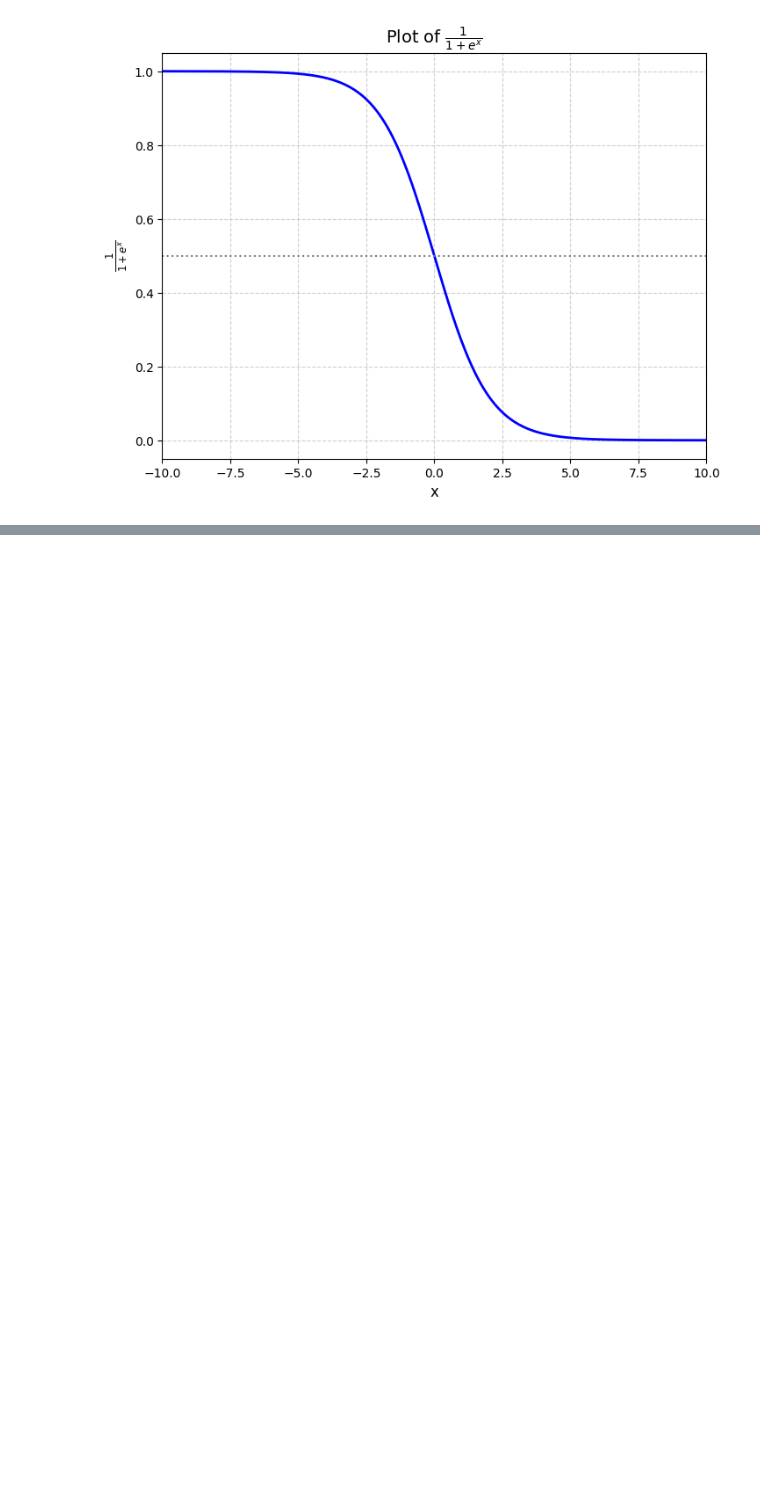
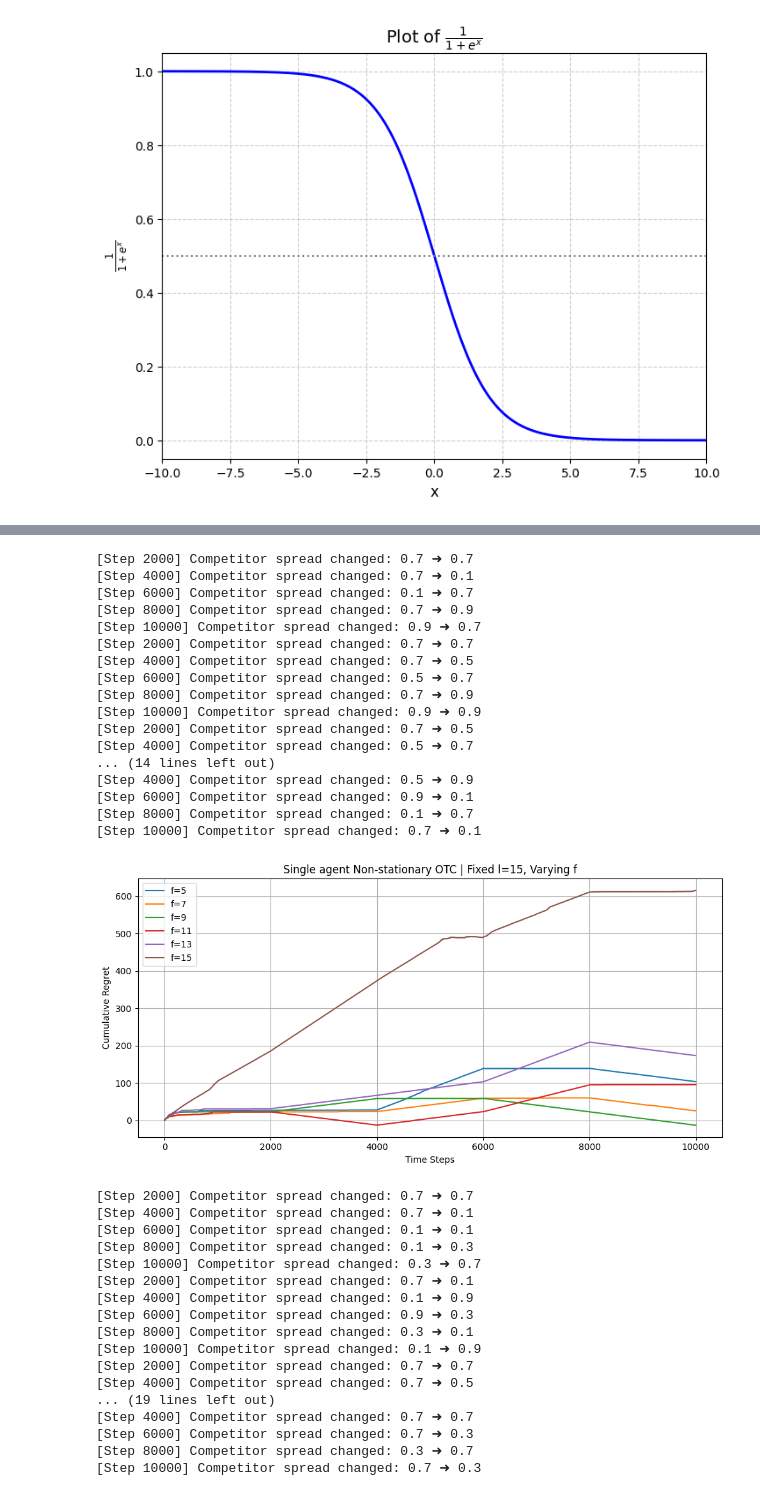
Before and after one commit to jessie-1001/RS-PROJECT, a Jupyter notebook: test.ipynb, the cells around one changed output, grey strips where cells are left out. Drawn from its saved outputs; the diff is of its cells as text; code cells hidden in the pictures; blank space fills up the shorter version.

```diff
--- a/test.ipynb
+++ b/test.ipynb
@@ -284,0 +388,51 @@ display(results_df)
+# %%
+# ==========================
+# Single Agent Non-Stationary Environment
+# ==========================
+
+# parameter
+fixed_l_vals = [15]
+varying_f_vals = [5, 7, 9, 11, 13, 15]
+fixed_f_vals = [9]
+varying_l_vals = [5, 8, 10, 12, 15, 20, 25]
+
+smart_batch_tune_and_plot(make_ns_env, "Single agent Non-stationary OTC", num_steps, num_arms,
+                          fixed_l_vals, varying_f_vals, fixed_f_vals, varying_l_vals,
+                          agent_class=Adaptive_Epsilon_Greedy,
+                          mode="ns_single")
+# %% [output]
+[Step 2000] Competitor spread changed: 0.7 ➜ 0.7
+[Step 4000] Competitor spread changed: 0.7 ➜ 0.1
+[Step 6000] Competitor spread changed: 0.1 ➜ 0.7
+[Step 8000] Competitor spread changed: 0.7 ➜ 0.9
+[Step 10000] Competitor spread changed: 0.9 ➜ 0.7
+[Step 2000] Competitor spread changed: 0.7 ➜ 0.7
+[Step 4000] Competitor spread changed: 0.7 ➜ 0.5
+[Step 6000] Competitor spread changed: 0.5 ➜ 0.7
+[Step 8000] Competitor spread changed: 0.7 ➜ 0.9
+[Step 10000] Competitor spread changed: 0.9 ➜ 0.9
+[Step 2000] Competitor spread changed: 0.7 ➜ 0.5
+[Step 4000] Competitor spread changed: 0.5 ➜ 0.7
+... (14 lines left out)
+[Step 4000] Competitor spread changed: 0.5 ➜ 0.9
+[Step 6000] Competitor spread changed: 0.9 ➜ 0.1
+[Step 8000] Competitor spread changed: 0.1 ➜ 0.7
+[Step 10000] Competitor spread changed: 0.7 ➜ 0.1
+[figure, added]
+[Step 2000] Competitor spread changed: 0.7 ➜ 0.7
+[Step 4000] Competitor spread changed: 0.7 ➜ 0.1
+[Step 6000] Competitor spread changed: 0.1 ➜ 0.1
+[Step 8000] Competitor spread changed: 0.1 ➜ 0.3
+[Step 10000] Competitor spread changed: 0.3 ➜ 0.7
+[Step 2000] Competitor spread changed: 0.7 ➜ 0.1
+[Step 4000] Competitor spread changed: 0.1 ➜ 0.9
+[Step 6000] Competitor spread changed: 0.9 ➜ 0.3
+[Step 8000] Competitor spread changed: 0.3 ➜ 0.1
+[Step 10000] Competitor spread changed: 0.1 ➜ 0.9
+[Step 2000] Competitor spread changed: 0.7 ➜ 0.7
+[Step 4000] Competitor spread changed: 0.7 ➜ 0.5
+... (19 lines left out)
+[Step 4000] Competitor spread changed: 0.7 ➜ 0.7
+[Step 6000] Competitor spread changed: 0.7 ➜ 0.3
+[Step 8000] Competitor spread changed: 0.3 ➜ 0.7
+[Step 10000] Competitor spread changed: 0.7 ➜ 0.3
```
Also changed, not shown: parts of 7 cells of this notebook, 1 other file.
